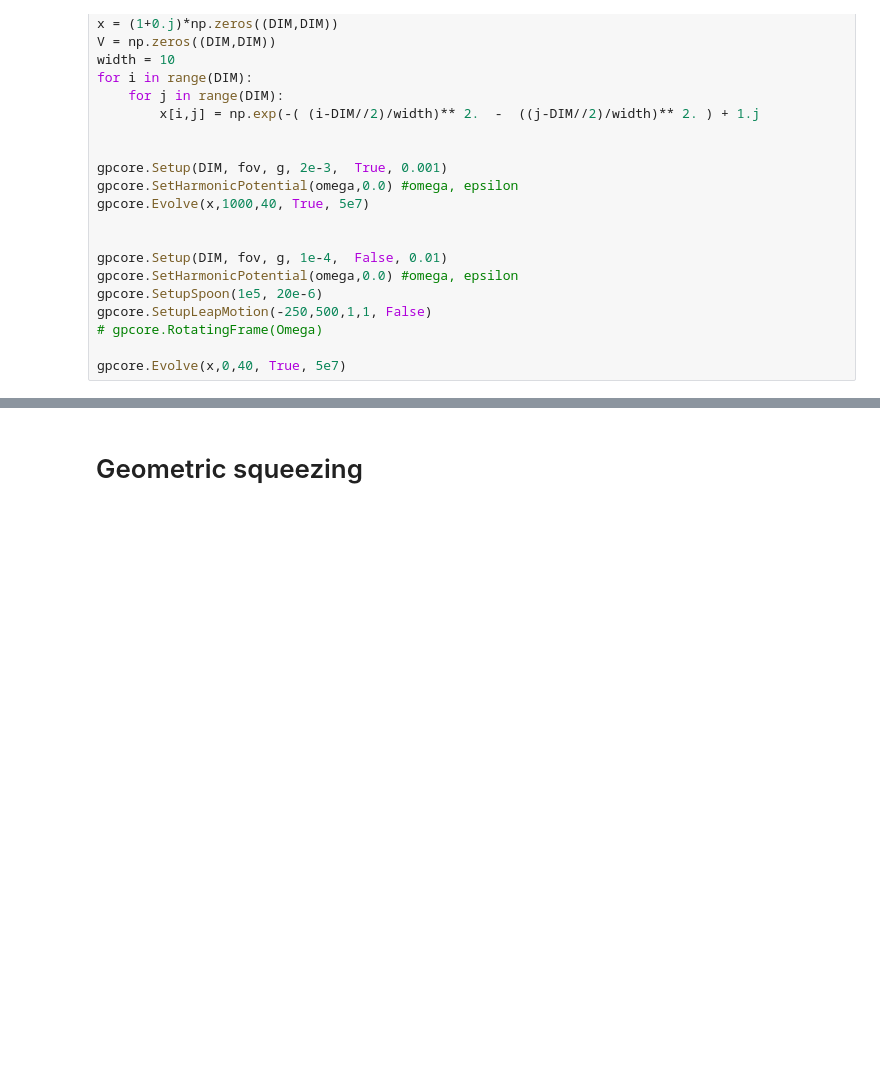
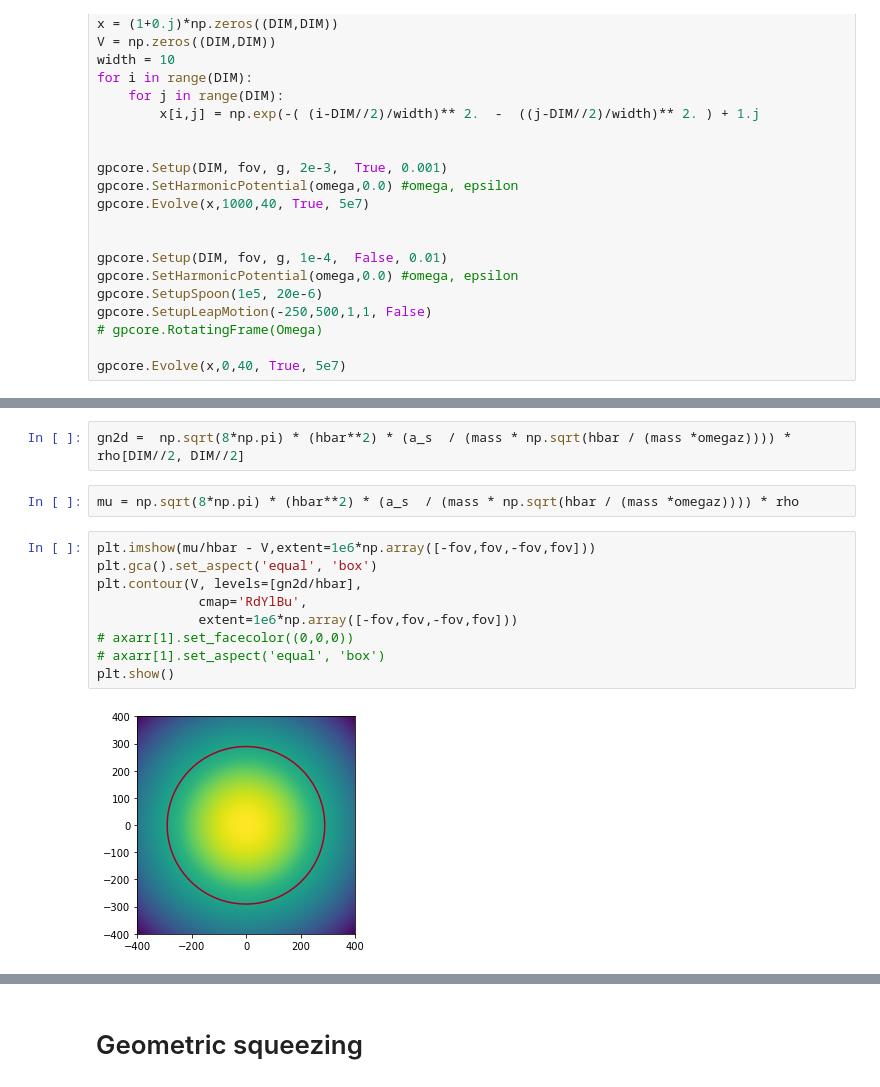
Before and after one commit to biswaroopmukherjee/condensate, a Jupyter notebook: notebooks/gpcore experiments.ipynb, the cells around one changed output, grey strips where cells are left out. Saved outputs shown, nothing was run; the diff lists cells and outputs as text; blank space fills up the shorter version.

```diff
--- a/notebooks/gpcore experiments.ipynb
+++ b/notebooks/gpcore experiments.ipynb
@@ -109,0 +178,15 @@ gpcore.Evolve(x,0,40, True, 5e7)
+# %%
+gn2d =  np.sqrt(8*np.pi) * (hbar**2) * (a_s  / (mass * np.sqrt(hbar / (mass *omegaz)))) * rho[DIM//2, DIM//2]
+# %%
+mu = np.sqrt(8*np.pi) * (hbar**2) * (a_s  / (mass * np.sqrt(hbar / (mass *omegaz)))) * rho
+# %%
+plt.imshow(mu/hbar - V,extent=1e6*np.array([-fov,fov,-fov,fov]))
+plt.gca().set_aspect('equal', 'box')
+plt.contour(V, levels=[gn2d/hbar],
+             cmap='RdYlBu',
+             extent=1e6*np.array([-fov,fov,-fov,fov]))
+# axarr[1].set_facecolor((0,0,0))
+# axarr[1].set_aspect('equal', 'box')
+plt.show()
+# %% [output]
+[figure, added]
```
Also changed, not shown: parts of 20 cells of this notebook, 5 other files.
